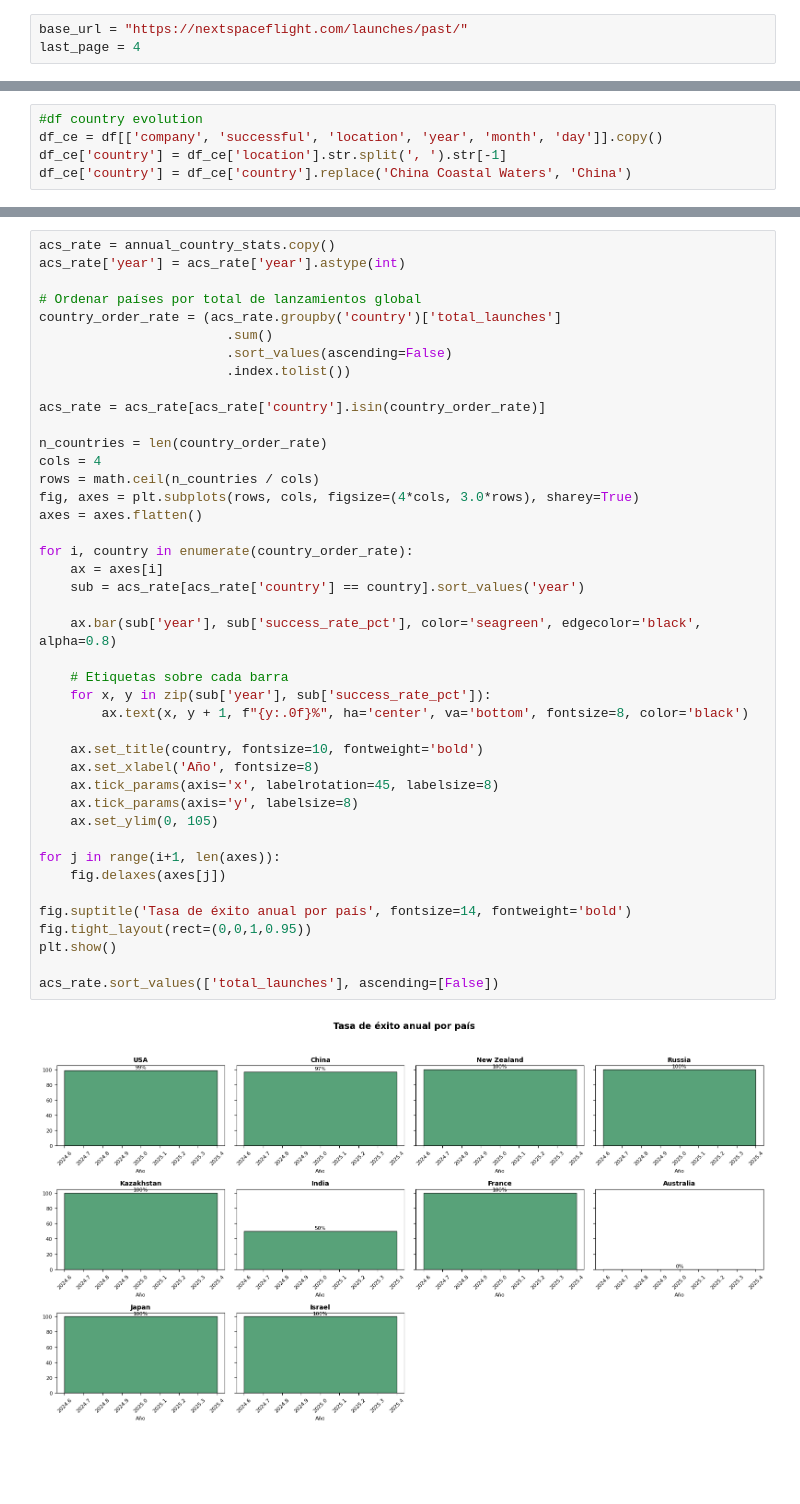
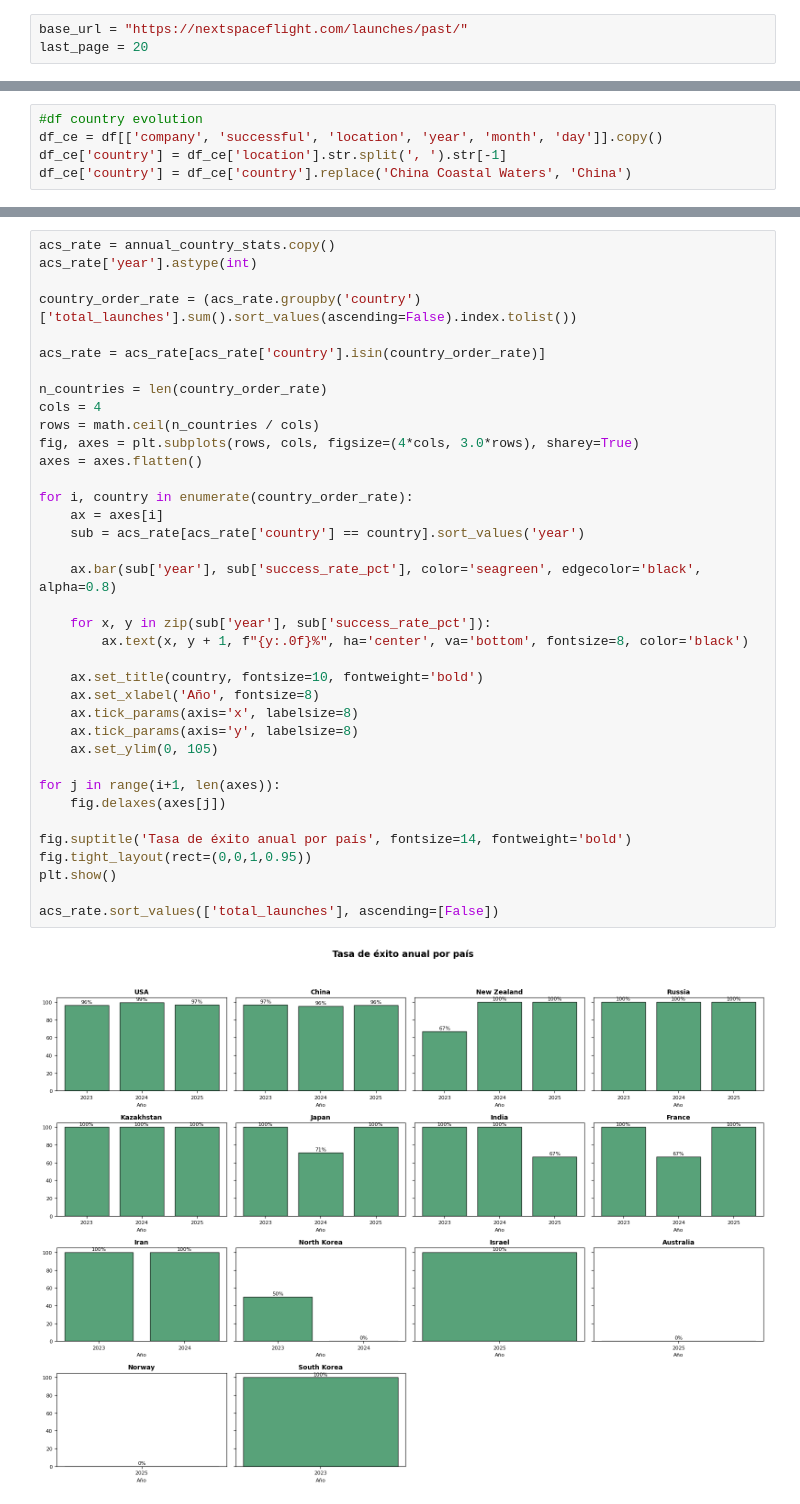
Before and after one commit to BaljeetTM/Tarea1_dataScience, a Jupyter notebook: Tarea1.ipynb, the cells around one changed output, grey strips where cells are left out. Drawn from its saved outputs; the diff is of its cells as text; blank space fills up the shorter version.

```diff
--- a/Tarea1.ipynb
+++ b/Tarea1.ipynb
@@ -9,7 +9,7 @@ from selenium.webdriver.chrome.options import Options
 import math
 # %%
 base_url = "https://nextspaceflight.com/launches/past/"
-last_page = 4
+last_page = 20
 # %%
 options = Options()
 options.add_argument("--headless=new")
@@ -382,45 +384,40 @@ annual_country_stats['success_rate_pct'] = (annual_country_stats['successful_lau
 # %%
 acs_rate = annual_country_stats.copy()
-acs_rate['year'] = acs_rate['year'].astype(int)
+acs_rate['year'].astype(int)
 
-# Ordenar países por total de lanzamientos global
-country_order_rate = (acs_rate.groupby('country')['total_launches']
-                        .sum()
-                        .sort_values(ascending=False)
-                        .index.tolist())
+country_order_rate = (acs_rate.groupby('country')['total_launches'].sum().sort_values(ascending=False).index.tolist())
 
 acs_rate = acs_rate[acs_rate['country'].isin(country_order_rate)]
 
 n_countries = len(country_order_rate)
 cols = 4
 rows = math.ceil(n_countries / cols)
 fig, axes = plt.subplots(rows, cols, figsize=(4*cols, 3.0*rows), sharey=True)
 axes = axes.flatten()
 
 for i, country in enumerate(country_order_rate):
     ax = axes[i]
     sub = acs_rate[acs_rate['country'] == country].sort_values('year')
 
     ax.bar(sub['year'], sub['success_rate_pct'], color='seagreen', edgecolor='black', alpha=0.8)
 
-    # Etiquetas sobre cada barra
     for x, y in zip(sub['year'], sub['success_rate_pct']):
         ax.text(x, y + 1, f"{y:.0f}%", ha='center', va='bottom', fontsize=8, color='black')
 
     ax.set_title(country, fontsize=10, fontweight='bold')
     ax.set_xlabel('Año', fontsize=8)
-    ax.tick_params(axis='x', labelrotation=45, labelsize=8)
+    ax.tick_params(axis='x', labelsize=8)
     ax.tick_params(axis='y', labelsize=8)
     ax.set_ylim(0, 105)
 
 for j in range(i+1, len(axes)):
     fig.delaxes(axes[j])
 
 fig.suptitle('Tasa de éxito anual por país', fontsize=14, fontweight='bold')
 fig.tight_layout(rect=(0,0,1,0.95))
 plt.show()
 
 acs_rate.sort_values(['total_launches'], ascending=[False])
 # %% [output]
-[figure, old version]
+[figure, new version]
 |  | year | country | total_launches | successful_launches | success_rate_pct |
```
Also changed, not shown: parts of 12 cells of this notebook.
